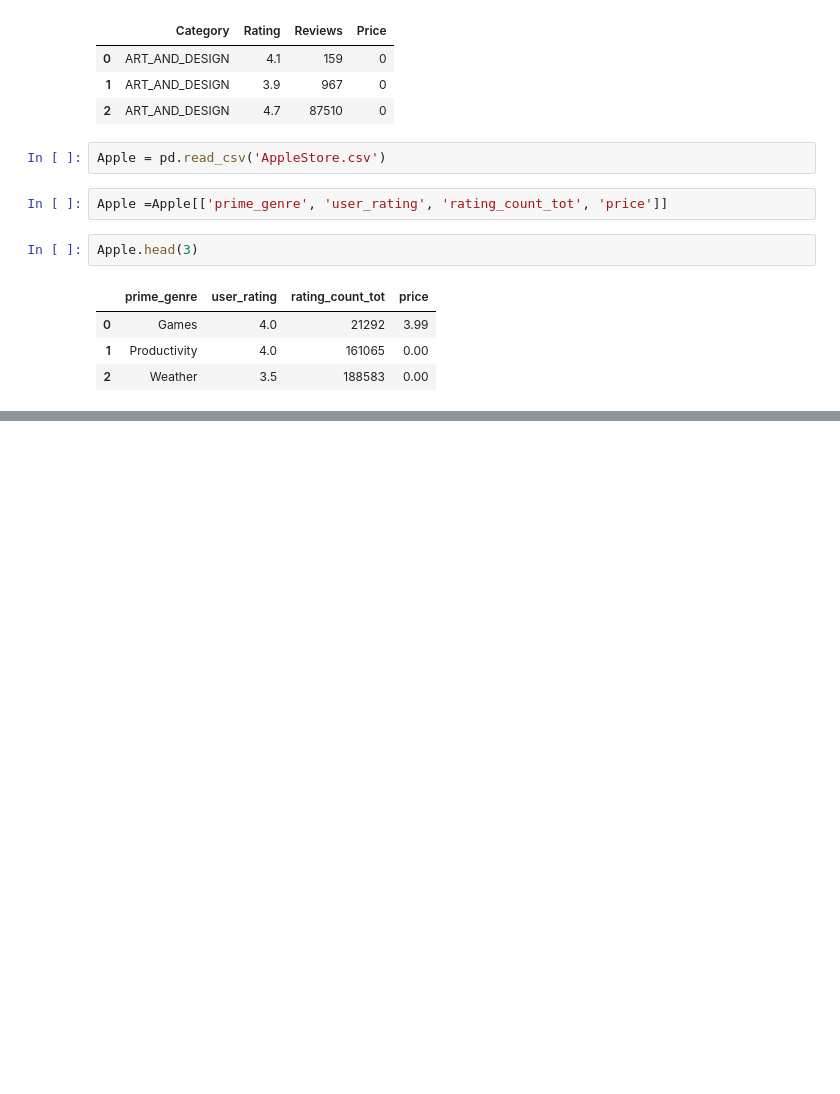
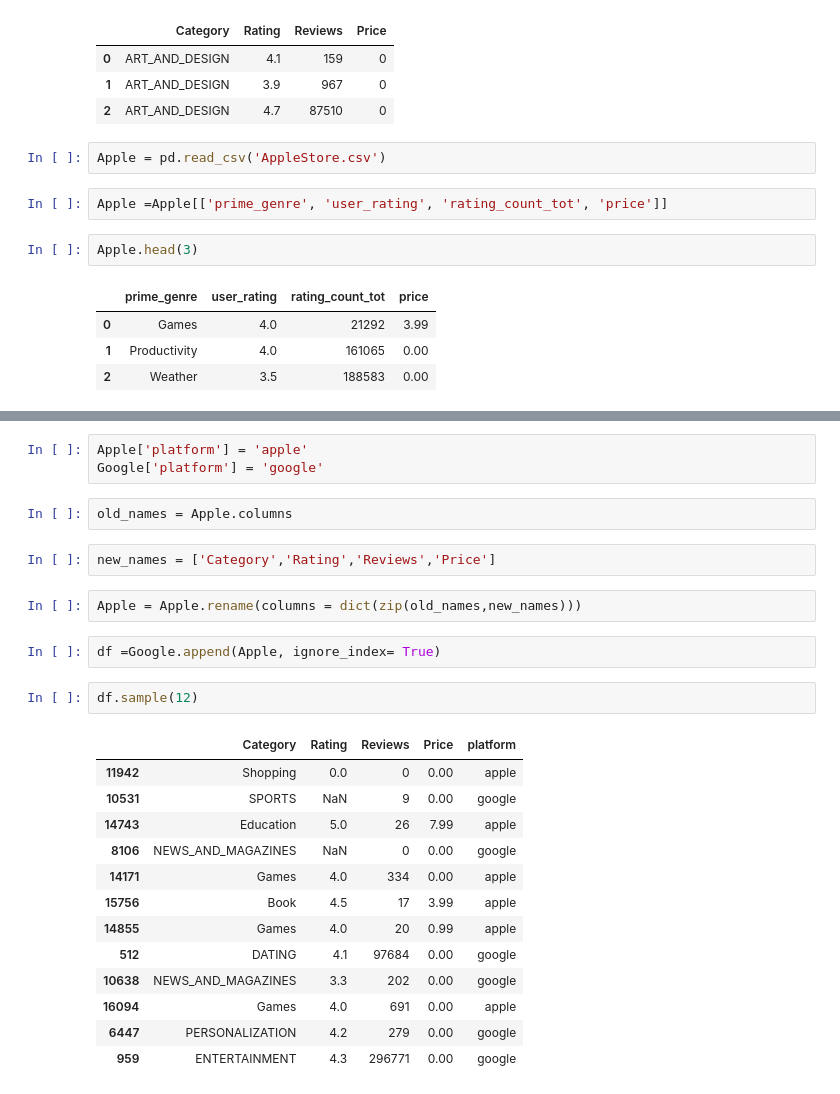
Before and after one commit to asiyashakeel78/Spring-Board, a Jupyter notebook: Asiya Tier 1 Google and Apple Review project.ipynb, the cells around one changed output, grey strips where cells are left out. Saved outputs shown, nothing was run; the diff lists cells and outputs as text; blank space fills up the shorter version.

```diff
--- a/Asiya Tier 1 Google and Apple Review project.ipynb
+++ b/Asiya Tier 1 Google and Apple Review project.ipynb
@@ -29,0 +101,27 @@ Apple.head(3)
+# %%
+Apple['platform'] = 'apple'
+Google['platform'] = 'google'
+# %%
+old_names = Apple.columns
+# %%
+new_names = ['Category','Rating','Reviews','Price']
+# %%
+Apple = Apple.rename(columns = dict(zip(old_names,new_names)))
+# %%
+df =Google.append(Apple, ignore_index= True)
+# %%
+df.sample(12)
+# %% [output]
+|  | Category | Rating | Reviews | Price | platform |
+| 11942 | Shopping | 0.0 | 0 | 0.00 | apple |
+| 10531 | SPORTS | NaN | 9 | 0.00 | google |
+| 14743 | Education | 5.0 | 26 | 7.99 | apple |
+| 8106 | NEWS_AND_MAGAZINES | NaN | 0 | 0.00 | google |
+| 14171 | Games | 4.0 | 334 | 0.00 | apple |
+| 15756 | Book | 4.5 | 17 | 3.99 | apple |
+| 14855 | Games | 4.0 | 20 | 0.99 | apple |
+| 512 | DATING | 4.1 | 97684 | 0.00 | google |
+| 10638 | NEWS_AND_MAGAZINES | 3.3 | 202 | 0.00 | google |
+| 16094 | Games | 4.0 | 691 | 0.00 | apple |
+| 6447 | PERSONALIZATION | 4.2 | 279 | 0.00 | google |
+| 959 | ENTERTAINMENT | 4.3 | 296771 | 0.00 | google |
```
Also changed, not shown: parts of 17 cells of this notebook.
